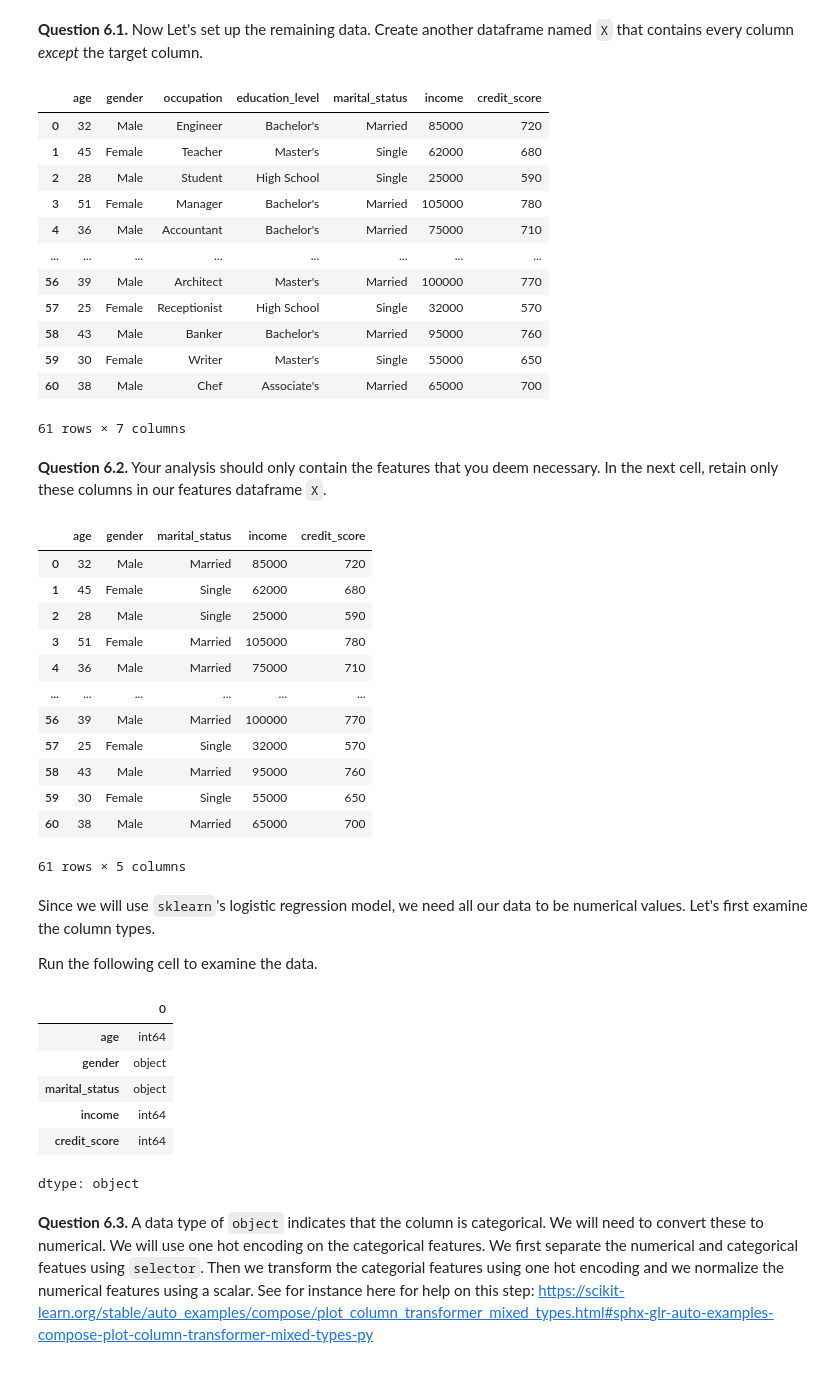
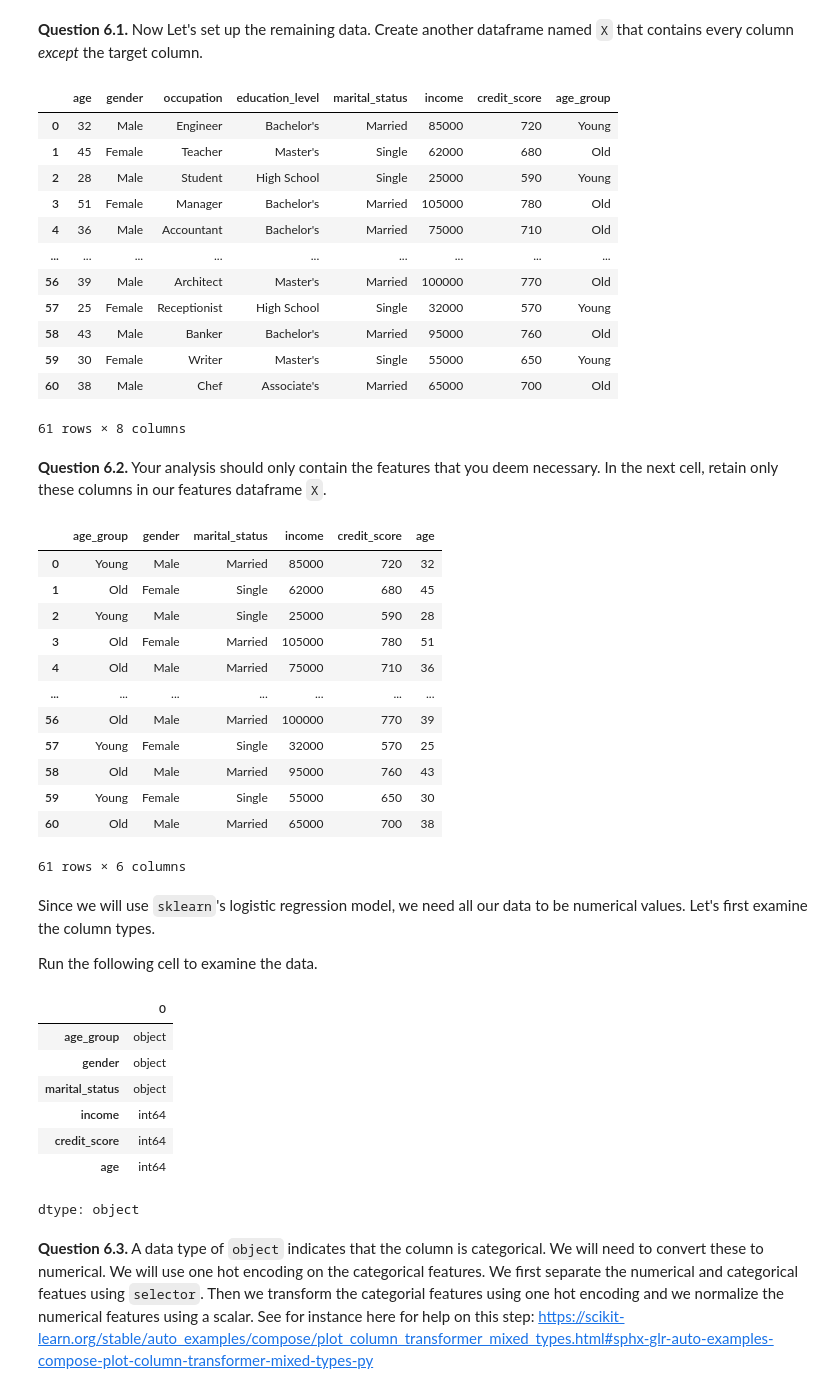
Before and after one commit to saharaKaulPersonal/CMPUT200AS2, a Jupyter notebook: A2.ipynb, the cells around one changed output. Saved outputs shown, nothing was run; the diff lists cells and outputs as text; code cells hidden in the pictures.

```diff
--- a/A2.ipynb
+++ b/A2.ipynb
@@ -122,5 +122,7 @@ df_col_retain
 # %%
 # YOUR CODE HERE
 df_col_retain.loc[:,"loan_status"] = pd.to_numeric(df_col_retain["loan_status"], errors='coerce')
+df_col_retain.loc[:, "age_group"] = df_col_retain["age"].apply(lambda x: "Young" if x < 35 else "Old")
+df_init.loc[:, "age_group"] = df_init["age"].apply(lambda x: "Young" if x < 35 else "Old")
 df_col_retain
 # %% [output]
@@ -299,41 +306,41 @@ dtype: object
 X = df_init.drop(columns=["loan_status"])
 X
 # %% [output]
-|  | age | gender | occupation | education_level | marital_status | income | credit_score |
-| 0 | 32 | Male | Engineer | Bachelor's | Married | 85000 | 720 |
-| 1 | 45 | Female | Teacher | Master's | Single | 62000 | 680 |
-| 2 | 28 | Male | Student | High School | Single | 25000 | 590 |
-| 3 | 51 | Female | Manager | Bachelor's | Married | 105000 | 780 |
-| 4 | 36 | Male | Accountant | Bachelor's | Married | 75000 | 710 |
-| ... | ... | ... | ... | ... | ... | ... | ... |
-| 56 | 39 | Male | Architect | Master's | Married | 100000 | 770 |
-| 57 | 25 | Female | Receptionist | High School | Single | 32000 | 570 |
-| 58 | 43 | Male | Banker | Bachelor's | Married | 95000 | 760 |
-| 59 | 30 | Female | Writer | Master's | Single | 55000 | 650 |
-| 60 | 38 | Male | Chef | Associate's | Married | 65000 | 700 |
+|  | age | gender | occupation | education_level | marital_status | income | credit_score | age_group |
+| 0 | 32 | Male | Engineer | Bachelor's | Married | 85000 | 720 | Young |
+| 1 | 45 | Female | Teacher | Master's | Single | 62000 | 680 | Old |
+| 2 | 28 | Male | Student | High School | Single | 25000 | 590 | Young |
+| 3 | 51 | Female | Manager | Bachelor's | Married | 105000 | 780 | Old |
+| 4 | 36 | Male | Accountant | Bachelor's | Married | 75000 | 710 | Old |
+| ... | ... | ... | ... | ... | ... | ... | ... | ... |
+| 56 | 39 | Male | Architect | Master's | Married | 100000 | 770 | Old |
+| 57 | 25 | Female | Receptionist | High School | Single | 32000 | 570 | Young |
+| 58 | 43 | Male | Banker | Bachelor's | Married | 95000 | 760 | Old |
+| 59 | 30 | Female | Writer | Master's | Single | 55000 | 650 | Young |
+| 60 | 38 | Male | Chef | Associate's | Married | 65000 | 700 | Old |
-61 rows × 7 columns
+61 rows × 8 columns
 # %% [markdown]
 **Question 6.2.** Your analysis should only contain the features that you deem necessary. In the next cell, retain only these columns in our features dataframe `X`.
 # %%
-cols_retain = ["age", "gender", "marital_status", "income", "credit_score"]
+cols_retain = ["age_group", "gender", "marital_status", "income", "credit_score", "age"]
 
 # YOUR CODE HERE
 X = X[cols_retain]
 X
 # %% [output]
-|  | age | gender | marital_status | income | credit_score |
-| 0 | 32 | Male | Married | 85000 | 720 |
-| 1 | 45 | Female | Single | 62000 | 680 |
-| 2 | 28 | Male | Single | 25000 | 590 |
-| 3 | 51 | Female | Married | 105000 | 780 |
-| 4 | 36 | Male | Married | 75000 | 710 |
-| ... | ... | ... | ... | ... | ... |
-| 56 | 39 | Male | Married | 100000 | 770 |
-| 57 | 25 | Female | Single | 32000 | 570 |
-| 58 | 43 | Male | Married | 95000 | 760 |
-| 59 | 30 | Female | Single | 55000 | 650 |
-| 60 | 38 | Male | Married | 65000 | 700 |
+|  | age_group | gender | marital_status | income | credit_score | age |
+| 0 | Young | Male | Married | 85000 | 720 | 32 |
+| 1 | Old | Female | Single | 62000 | 680 | 45 |
+| 2 | Young | Male | Single | 25000 | 590 | 28 |
+| 3 | Old | Female | Married | 105000 | 780 | 51 |
+| 4 | Old | Male | Married | 75000 | 710 | 36 |
+| ... | ... | ... | ... | ... | ... | ... |
+| 56 | Old | Male | Married | 100000 | 770 | 39 |
+| 57 | Young | Female | Single | 32000 | 570 | 25 |
+| 58 | Old | Male | Married | 95000 | 760 | 43 |
+| 59 | Young | Female | Single | 55000 | 650 | 30 |
+| 60 | Old | Male | Married | 65000 | 700 | 38 |
-61 rows × 5 columns
+61 rows × 6 columns
 # %% [markdown]
 Since we will use `sklearn`'s logistic regression model, we need all our data to be numerical values.  Let's first examine the column types.
 
@@ -342,11 +349,12 @@ Run the following cell to examine the data.
 X.dtypes
 # %% [output]
 |  | 0 |
-| age | int64 |
+| age_group | object |
 | gender | object |
 | marital_status | object |
 | income | int64 |
 | credit_score | int64 |
+| age | int64 |
 dtype: object
 # %% [markdown]
 **Question 6.3.** A data type of `object` indicates that the column is categorical.  We will need to convert these to numerical.  We will use one hot encoding on the categorical features. We first separate the numerical and categorical featues using `selector`.  Then we transform the categorial features using one hot encoding and we normalize the numerical features using a scalar.  See for instance here for help on this step: <https://scikit-learn.org/stable/auto_examples/compose/plot_column_transformer_mixed_types.html#sphx-glr-auto-examples-compose-plot-column-transformer-mixed-types-py>
```
Also changed, not shown: parts of 4 cells of this notebook.
